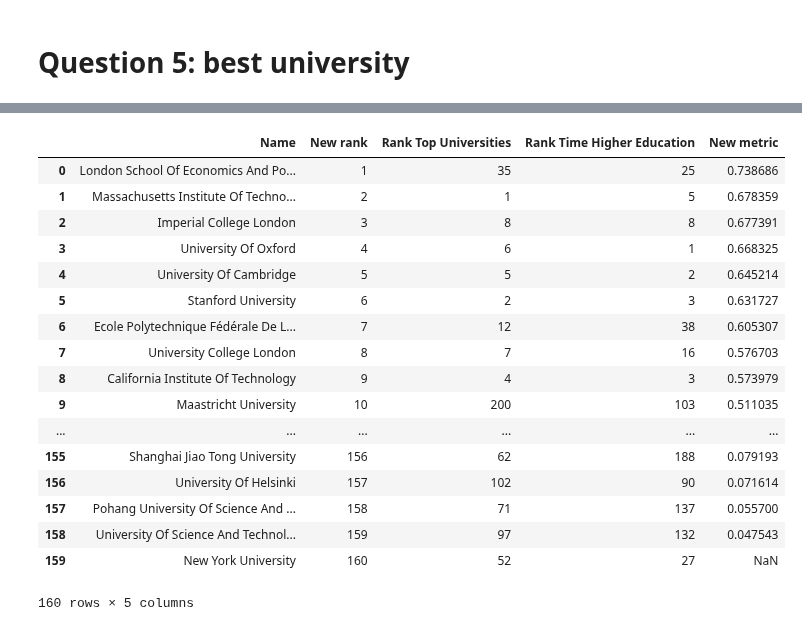
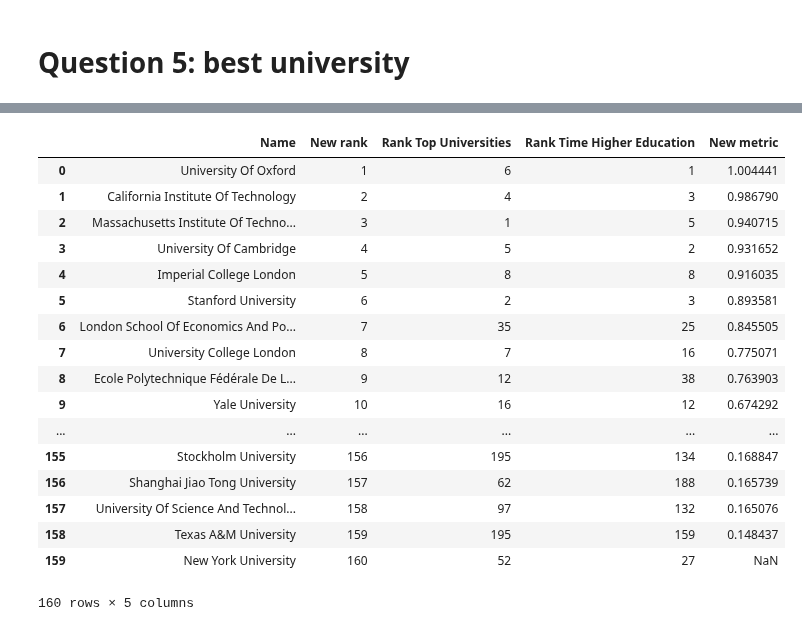
Before and after one commit to raphaelBarman/ADA-dh, a Jupyter notebook: 02 - Data from the Web/Homework 2.ipynb, the cells around one changed output, grey strips where cells are left out. Cells and saved outputs as stored; diff of their text form; code cells hidden in the pictures.

```diff
--- a/02 - Data from the Web/Homework 2.ipynb
+++ b/02 - Data from the Web/Homework 2.ipynb
@@ -516,3 +497,5 @@ compute_correlation(rank_tu, rank_the)
 #further column names
 new_rank = 'New rank'
 new_metric = 'New metric'
+faculty_members_students_ratio_x = 'Ratio faculty members/students_x'
+faculty_members_students_ratio_y = 'Ratio faculty members/students_y'
@@ -521,27 +508,27 @@ simply take the average of the two ranking associated to each university. The re
 # %%
 merged_df[new_metric] = 1.0/((merged_df[rank_tu]+merged_df[rank_the])/2)
 merged_df[new_metric] += ((merged_df[pc_international_students]/100 + merged_df[international_students_ratio])/2)
-merged_df[new_metric] += ((merged_df[faculty_members_students_ratio]/100 + merged_df[students_staff_ratio])/2)
+merged_df[new_metric] += ((merged_df[faculty_members_students_ratio_x] + merged_df[faculty_members_students_ratio_x])/2)
 new_rank_df = merged_df.sort_values(by=[new_metric], ascending=False).reset_index()
 new_rank_df[new_rank] = new_rank_df.index + 1
 # reduced_plot(mean_ranking_df, name, mean_rank, university_name, mean_rank)
 new_rank_df[[name, new_rank, rank_tu, rank_the, new_metric]]
 # %% [output]
 |  | Name | New rank | Rank Top Universities | Rank Time Higher Education | New metric |
-| 0 | London School Of Economics And Po... | 1 | 35 | 25 | 0.738686 |
-| 1 | Massachusetts Institute Of Techno... | 2 | 1 | 5 | 0.678359 |
-| 2 | Imperial College London | 3 | 8 | 8 | 0.677391 |
-| 3 | University Of Oxford | 4 | 6 | 1 | 0.668325 |
-| 4 | University Of Cambridge | 5 | 5 | 2 | 0.645214 |
-| 5 | Stanford University | 6 | 2 | 3 | 0.631727 |
-| 6 | Ecole Polytechnique Fédérale De L... | 7 | 12 | 38 | 0.605307 |
-| 7 | University College London | 8 | 7 | 16 | 0.576703 |
-| 8 | California Institute Of Technology | 9 | 4 | 3 | 0.573979 |
-| 9 | Maastricht University | 10 | 200 | 103 | 0.511035 |
+| 0 | University Of Oxford | 1 | 6 | 1 | 1.004441 |
+| 1 | California Institute Of Technology | 2 | 4 | 3 | 0.986790 |
+| 2 | Massachusetts Institute Of Techno... | 3 | 1 | 5 | 0.940715 |
+| 3 | University Of Cambridge | 4 | 5 | 2 | 0.931652 |
+| 4 | Imperial College London | 5 | 8 | 8 | 0.916035 |
+| 5 | Stanford University | 6 | 2 | 3 | 0.893581 |
+| 6 | London School Of Economics And Po... | 7 | 35 | 25 | 0.845505 |
+| 7 | University College London | 8 | 7 | 16 | 0.775071 |
+| 8 | Ecole Polytechnique Fédérale De L... | 9 | 12 | 38 | 0.763903 |
+| 9 | Yale University | 10 | 16 | 12 | 0.674292 |
 | ... | ... | ... | ... | ... | ... |
-| 155 | Shanghai Jiao Tong University | 156 | 62 | 188 | 0.079193 |
-| 156 | University Of Helsinki | 157 | 102 | 90 | 0.071614 |
-| 157 | Pohang University Of Science And ... | 158 | 71 | 137 | 0.055700 |
-| 158 | University Of Science And Technol... | 159 | 97 | 132 | 0.047543 |
+| 155 | Stockholm University | 156 | 195 | 134 | 0.168847 |
+| 156 | Shanghai Jiao Tong University | 157 | 62 | 188 | 0.165739 |
+| 157 | University Of Science And Technol... | 158 | 97 | 132 | 0.165076 |
+| 158 | Texas A&M University | 159 | 195 | 159 | 0.148437 |
 | 159 | New York University | 160 | 52 | 27 | NaN |
 160 rows × 5 columns
```
Also changed, not shown: parts of 32 cells of this notebook.
